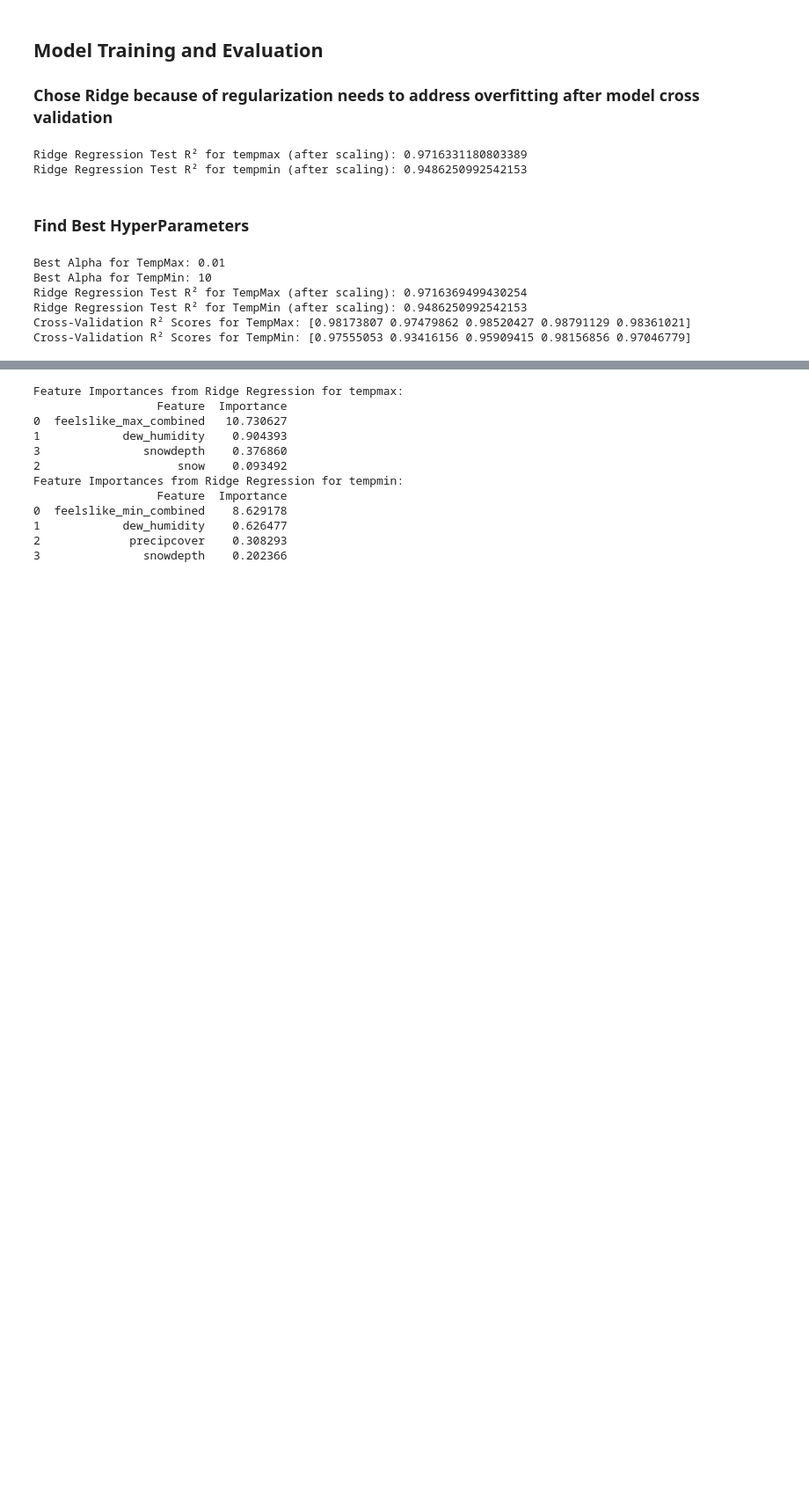
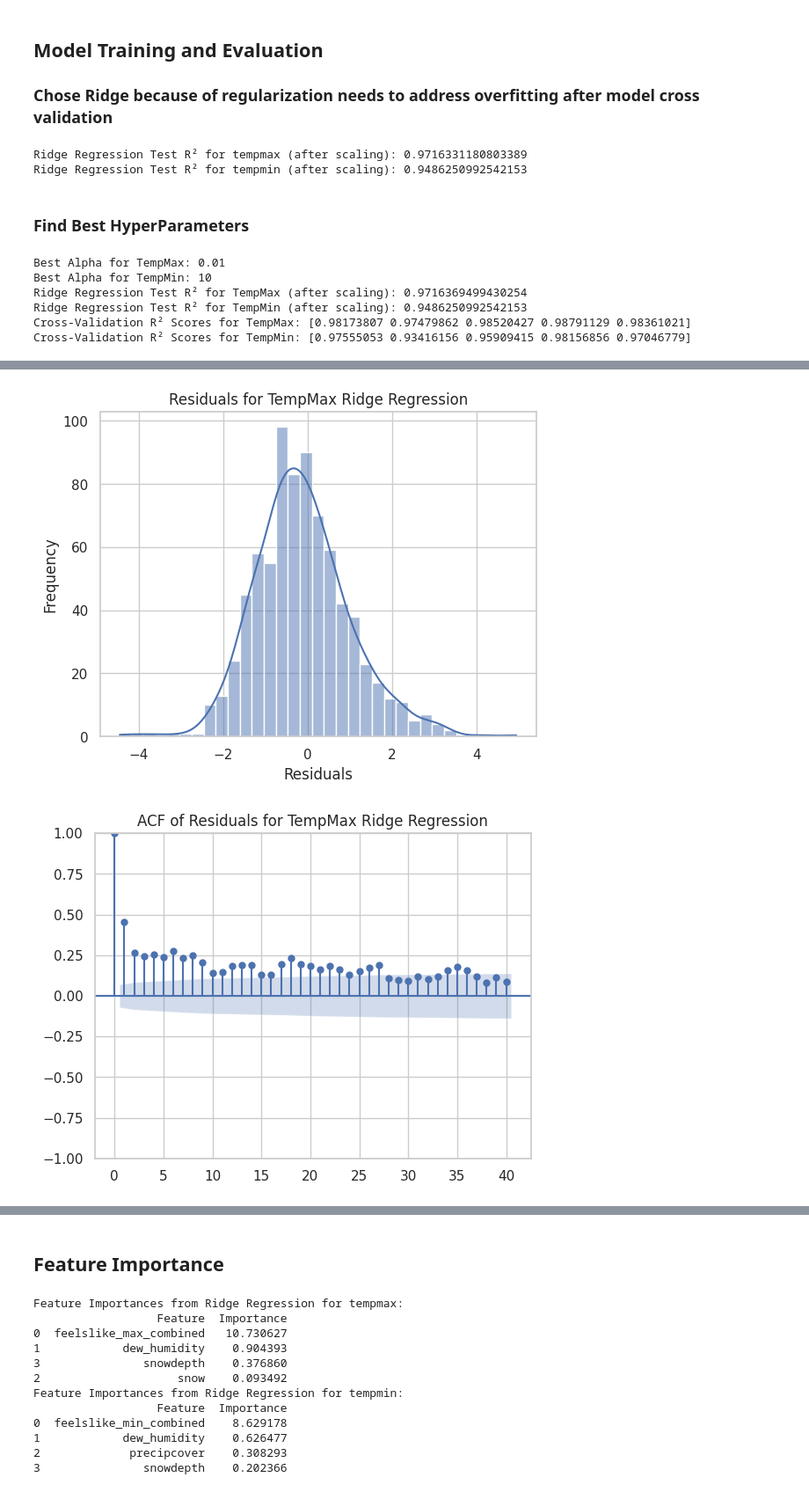
Before and after one commit to Laizra/Weather_prediction, a Jupyter notebook: right.ipynb, the cells around one changed output, grey strips where cells are left out. Shown at 88% size. Drawn from its saved outputs; the diff is of its cells as text; code cells hidden in the pictures; blank space fills up the shorter version.

```diff
--- a/right.ipynb
+++ b/right.ipynb
@@ -400,0 +421,27 @@ Covariance Type:            nonrobust
+# %%
+import matplotlib.pyplot as plt
+import seaborn as sns
+from statsmodels.graphics.tsaplots import plot_acf, plot_pacf
+
+def plot_residuals(y_true, y_pred, title):
+    residuals = y_true - y_pred
+    sns.histplot(residuals, kde=True)
+    plt.title(f'Residuals for {title}')
+    plt.xlabel('Residuals')
+    plt.ylabel('Frequency')
+    plt.show()
+    plot_acf(residuals, lags=40)
+    plt.title(f'ACF of Residuals for {title}')
+    plt.show()
+    plot_pacf(residuals, lags=40)
+    plt.title(f'PACF of Residuals for {title}')
+    plt.show()
+
+# Plot residuals for TempMax Ridge Regression
+plot_residuals(y_test_max, y_pred_test_max, 'TempMax Ridge Regression')
+
+# Plot residuals for TempMin Ridge Regression
+plot_residuals(y_test_min, y_pred_test_min, 'TempMin Ridge Regression')
+# %% [output]
+[figure, added]
+[figure, added]
@@ -401,3 +452,5 @@ Covariance Type:            nonrobust
+# %% [markdown]
+## Feature Importance
 # %%
 # Feature importances for tempmax
 importances_max = abs(ridge_model_max.coef_)
```
Also changed, not shown: parts of 17 cells of this notebook.
